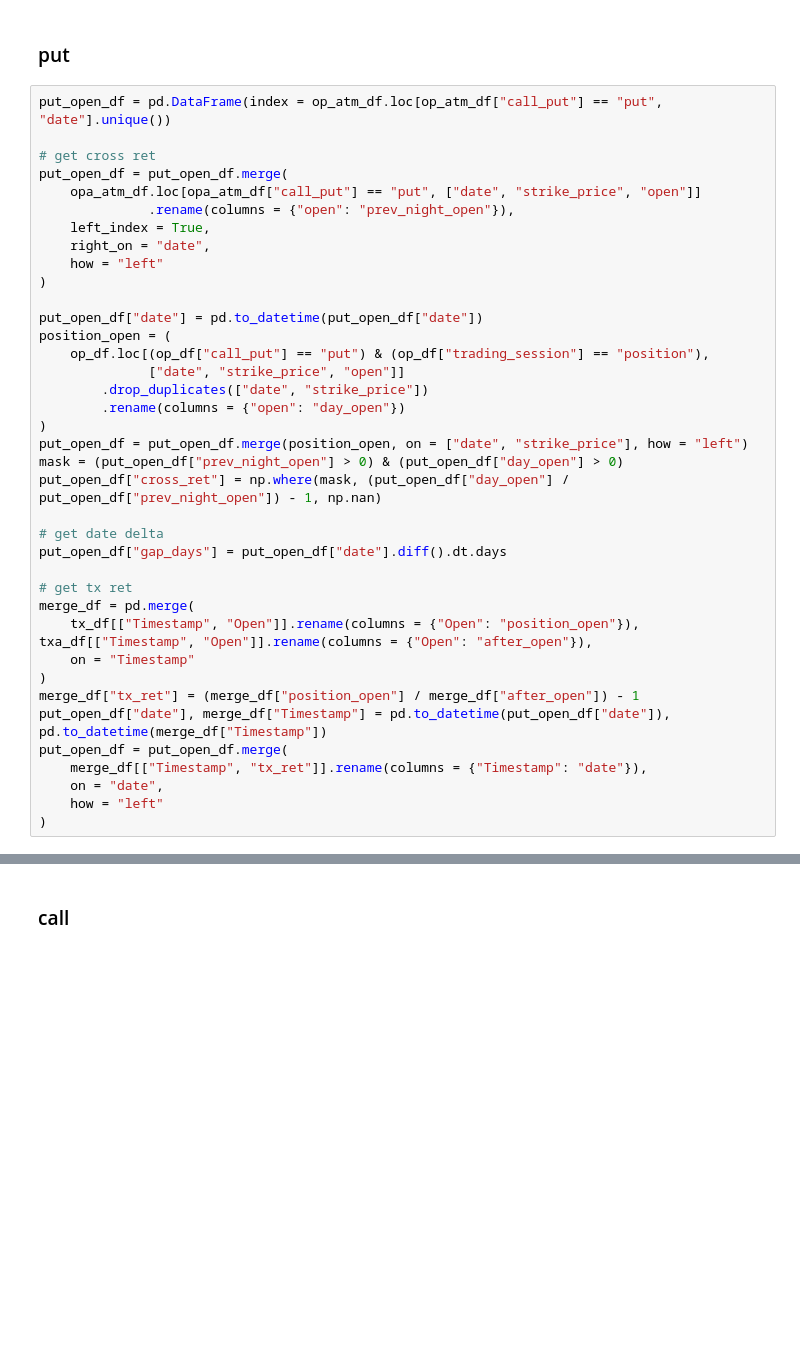
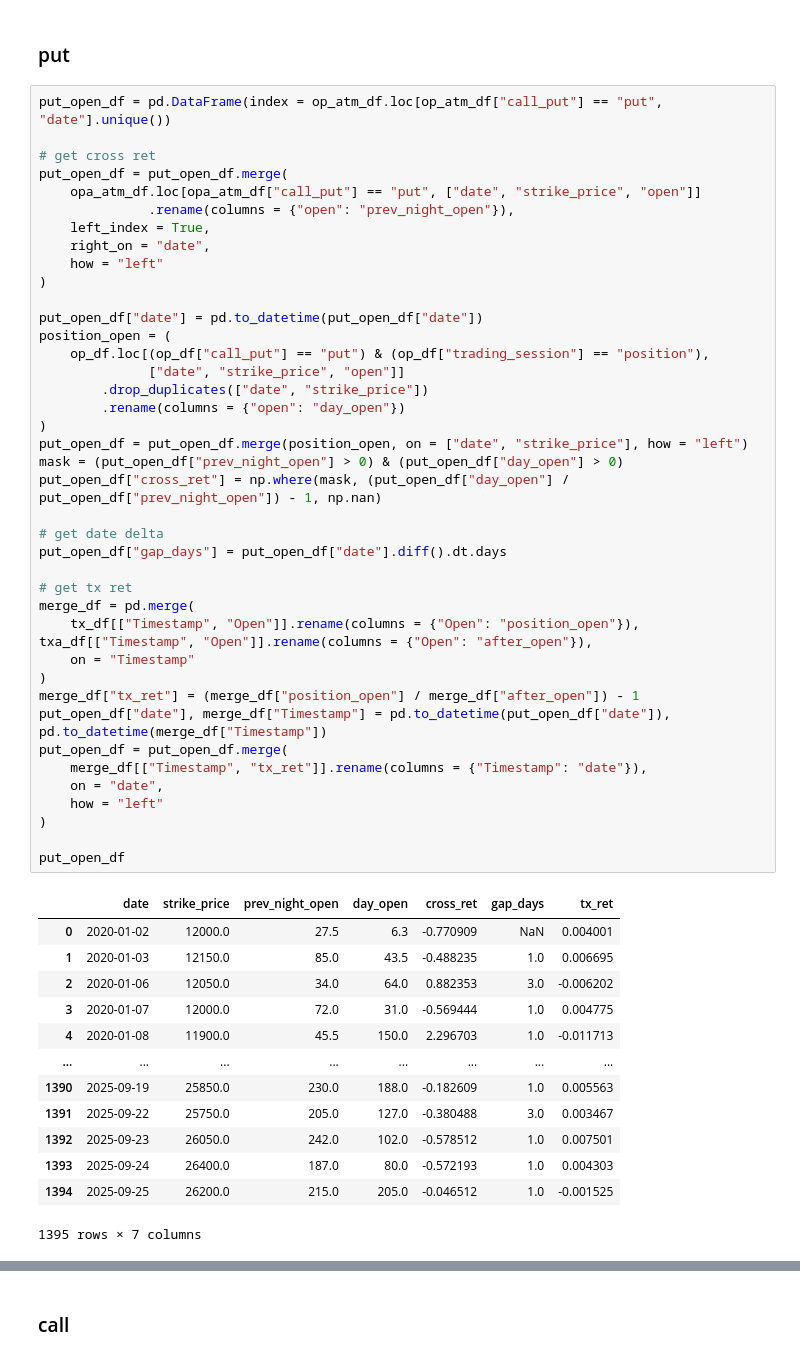
Before and after one commit to Xin95172/JimQuant, a Jupyter notebook: OP假日前傾向/main.ipynb, the cells around one changed output, grey strips where cells are left out. Drawn from its saved outputs; the diff is of its cells as text; blank space fills up the shorter version.

```diff
--- a/OP假日前傾向/main.ipynb
+++ b/OP假日前傾向/main.ipynb
@@ -229,33 +233,49 @@ put_open_df = put_open_df.merge(
     right_on = "date",
     how = "left"
 )
 
 put_open_df["date"] = pd.to_datetime(put_open_df["date"])
 position_open = (
     op_df.loc[(op_df["call_put"] == "put") & (op_df["trading_session"] == "position"),
               ["date", "strike_price", "open"]]
         .drop_duplicates(["date", "strike_price"])
         .rename(columns = {"open": "day_open"})
 )
 put_open_df = put_open_df.merge(position_open, on = ["date", "strike_price"], how = "left")
 mask = (put_open_df["prev_night_open"] > 0) & (put_open_df["day_open"] > 0)
 put_open_df["cross_ret"] = np.where(mask, (put_open_df["day_open"] / put_open_df["prev_night_open"]) - 1, np.nan)
 
 # get date delta
 put_open_df["gap_days"] = put_open_df["date"].diff().dt.days
 
 # get tx ret
 merge_df = pd.merge(
     tx_df[["Timestamp", "Open"]].rename(columns = {"Open": "position_open"}), txa_df[["Timestamp", "Open"]].rename(columns = {"Open": "after_open"}),
     on = "Timestamp"
 )
 merge_df["tx_ret"] = (merge_df["position_open"] / merge_df["after_open"]) - 1
 put_open_df["date"], merge_df["Timestamp"] = pd.to_datetime(put_open_df["date"]), pd.to_datetime(merge_df["Timestamp"])
 put_open_df = put_open_df.merge(
     merge_df[["Timestamp", "tx_ret"]].rename(columns = {"Timestamp": "date"}),
     on = "date",
     how = "left"
 )
+
+put_open_df
+# %% [output]
+|  | date | strike_price | prev_night_open | day_open | cross_ret | gap_days | tx_ret |
+| 0 | 2020-01-02 | 12000.0 | 27.5 | 6.3 | -0.770909 | NaN | 0.004001 |
+| 1 | 2020-01-03 | 12150.0 | 85.0 | 43.5 | -0.488235 | 1.0 | 0.006695 |
+| 2 | 2020-01-06 | 12050.0 | 34.0 | 64.0 | 0.882353 | 3.0 | -0.006202 |
+| 3 | 2020-01-07 | 12000.0 | 72.0 | 31.0 | -0.569444 | 1.0 | 0.004775 |
+| 4 | 2020-01-08 | 11900.0 | 45.5 | 150.0 | 2.296703 | 1.0 | -0.011713 |
+| ... | ... | ... | ... | ... | ... | ... | ... |
+| 1390 | 2025-09-19 | 25850.0 | 230.0 | 188.0 | -0.182609 | 1.0 | 0.005563 |
+| 1391 | 2025-09-22 | 25750.0 | 205.0 | 127.0 | -0.380488 | 3.0 | 0.003467 |
+| 1392 | 2025-09-23 | 26050.0 | 242.0 | 102.0 | -0.578512 | 1.0 | 0.007501 |
+| 1393 | 2025-09-24 | 26400.0 | 187.0 | 80.0 | -0.572193 | 1.0 | 0.004303 |
+| 1394 | 2025-09-25 | 26200.0 | 215.0 | 205.0 | -0.046512 | 1.0 | -0.001525 |
+1395 rows × 7 columns
 # %%
 put_open_df.sort_values(["gap_days", "date"], ignore_index = True, inplace = True)
 
```
Also changed, not shown: parts of 19 cells of this notebook.
